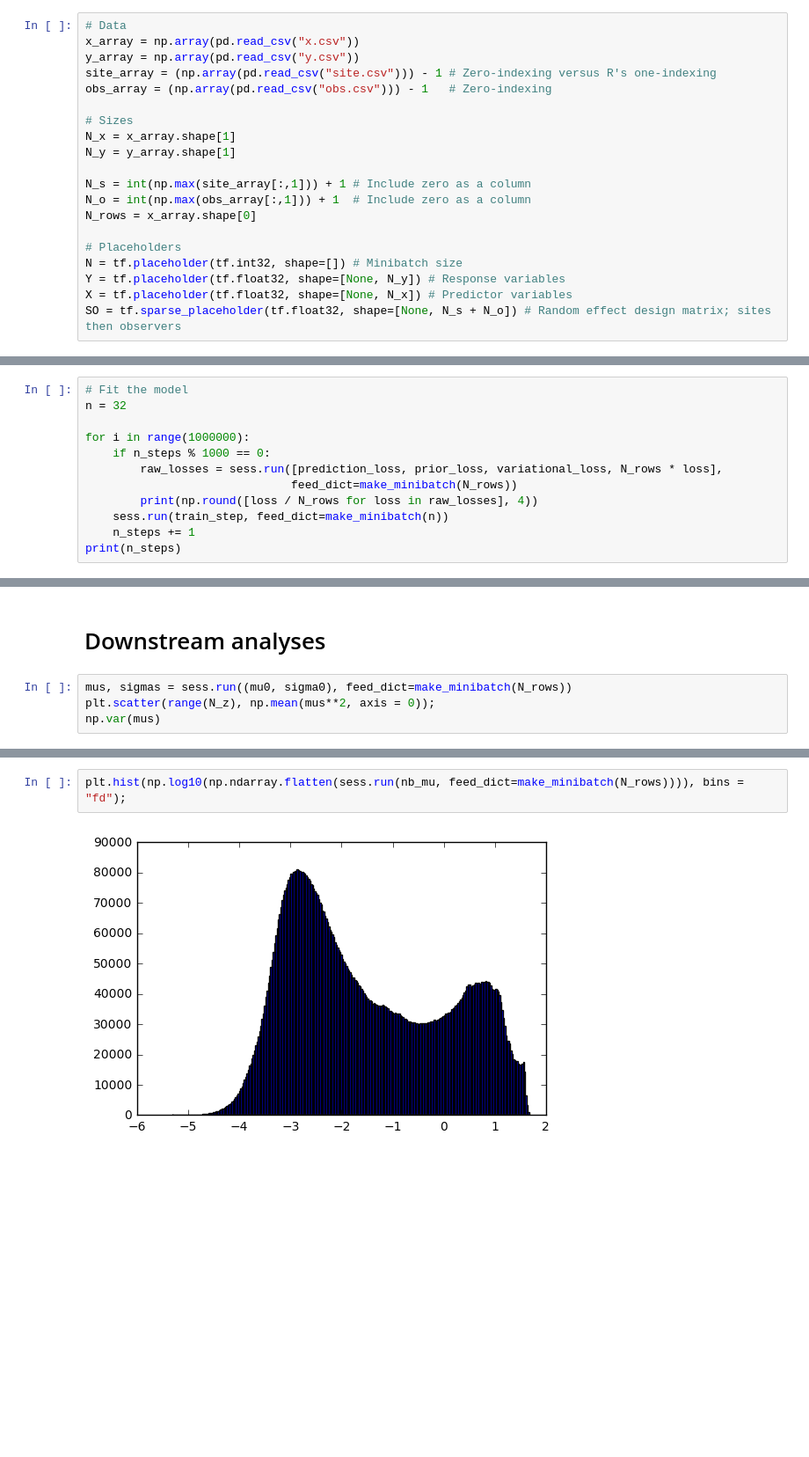
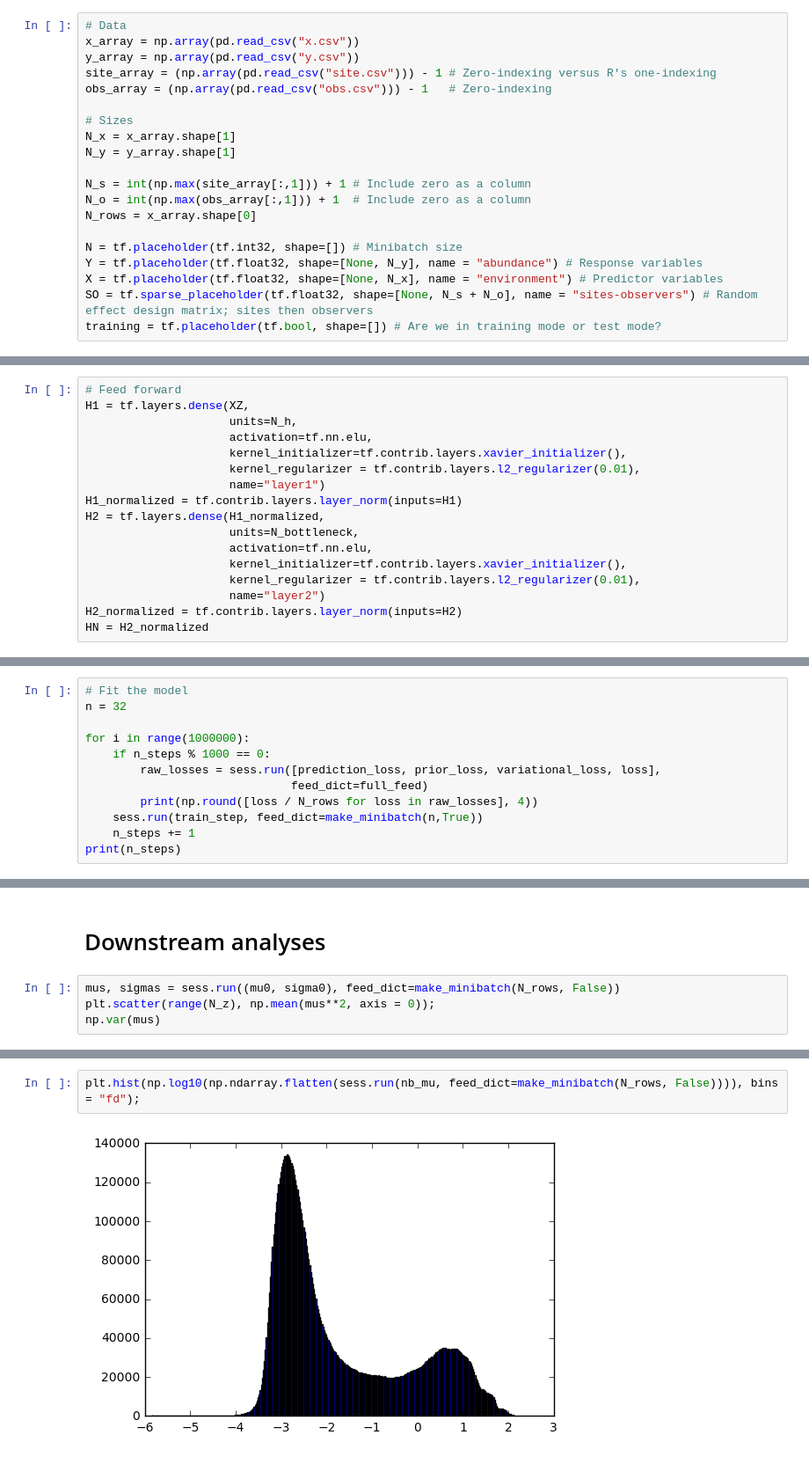
Before and after one commit to weecology/abundance, a Jupyter notebook: fitting.ipynb, the cells around one changed output, grey strips where cells are left out. Shown at 88% size. Saved outputs shown, nothing was run; the diff lists cells and outputs as text; blank space fills up the shorter version.

```diff
--- a/fitting.ipynb
+++ b/fitting.ipynb
@@ -36,8 +38,8 @@ N_s = int(np.max(site_array[:,1])) + 1 # Include zero as a column
 N_o = int(np.max(obs_array[:,1])) + 1  # Include zero as a column
 N_rows = x_array.shape[0]
 
-# Placeholders
 N = tf.placeholder(tf.int32, shape=[]) # Minibatch size
-Y = tf.placeholder(tf.float32, shape=[None, N_y]) # Response variables
-X = tf.placeholder(tf.float32, shape=[None, N_x]) # Predictor variables
-SO = tf.sparse_placeholder(tf.float32, shape=[None, N_s + N_o]) # Random effect design matrix; sites then observers
+Y = tf.placeholder(tf.float32, shape=[None, N_y], name = "abundance") # Response variables
+X = tf.placeholder(tf.float32, shape=[None, N_x], name = "environment") # Predictor variables
+SO = tf.sparse_placeholder(tf.float32, shape=[None, N_s + N_o], name = "sites-observers") # Random effect design matrix; sites then observers
+training = tf.placeholder(tf.bool, shape=[]) # Are we in training mode or test mode?
@@ -76,2 +68,19 @@ HN = H2
+# %%
+# Feed forward
+H1 = tf.layers.dense(XZ,
+                     units=N_h,
+                     activation=tf.nn.elu,
+                     kernel_initializer=tf.contrib.layers.xavier_initializer(),
+                     kernel_regularizer = tf.contrib.layers.l2_regularizer(0.01),
+                     name="layer1")
+H1_normalized = tf.contrib.layers.layer_norm(inputs=H1)
+H2 = tf.layers.dense(H1_normalized,
+                     units=N_bottleneck,
+                     activation=tf.nn.elu,
+                     kernel_initializer=tf.contrib.layers.xavier_initializer(),
+                     kernel_regularizer = tf.contrib.layers.l2_regularizer(0.01),
+                     name="layer2")
+H2_normalized = tf.contrib.layers.layer_norm(inputs=H2)
+HN = H2_normalized
 # %% [markdown]
 # Output layer
@@ -159,10 +184,10 @@ n = 32
 
 for i in range(1000000):
     if n_steps % 1000 == 0:
-        raw_losses = sess.run([prediction_loss, prior_loss, variational_loss, N_rows * loss],
-                              feed_dict=make_minibatch(N_rows))
+        raw_losses = sess.run([prediction_loss, prior_loss, variational_loss, loss],
+                              feed_dict=full_feed)
         print(np.round([loss / N_rows for loss in raw_losses], 4))
-    sess.run(train_step, feed_dict=make_minibatch(n))
+    sess.run(train_step, feed_dict=make_minibatch(n,True))
     n_steps += 1
 print(n_steps)
 # %% [output]
@@ -173,7 +207,7 @@ KeyboardInterrupt:
 # %% [markdown]
 # Downstream analyses
 # %%
-mus, sigmas = sess.run((mu0, sigma0), feed_dict=make_minibatch(N_rows))
+mus, sigmas = sess.run((mu0, sigma0), feed_dict=make_minibatch(N_rows, False))
 plt.scatter(range(N_z), np.mean(mus**2, axis = 0));
 np.var(mus)
 # %% [output]
@@ -182,5 +216,5 @@ np.var(mus)
 # %%
-plt.hist(np.log10(np.ndarray.flatten(sess.run(nb_mu, feed_dict=make_minibatch(N_rows)))), bins = "fd");
+plt.hist(np.log10(np.ndarray.flatten(sess.run(nb_mu, feed_dict=make_minibatch(N_rows, False)))), bins = "fd");
 # %% [output]
-[figure, old version]
+[figure, new version]
 # %%
```
Also changed, not shown: parts of 25 cells of this notebook, 2 other files.
